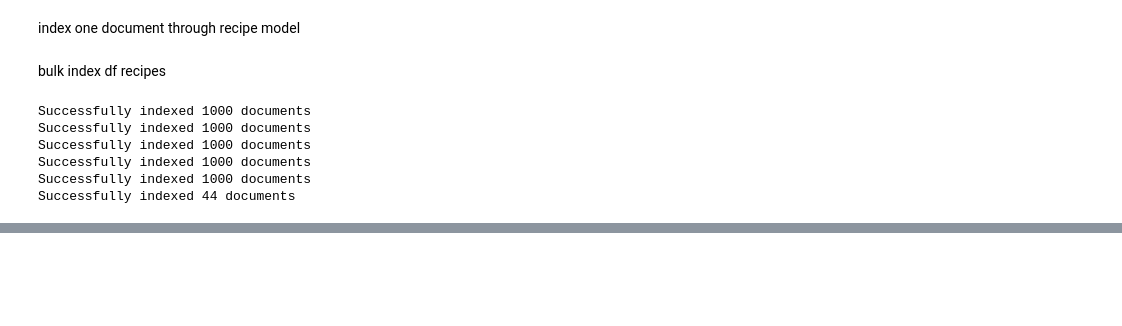
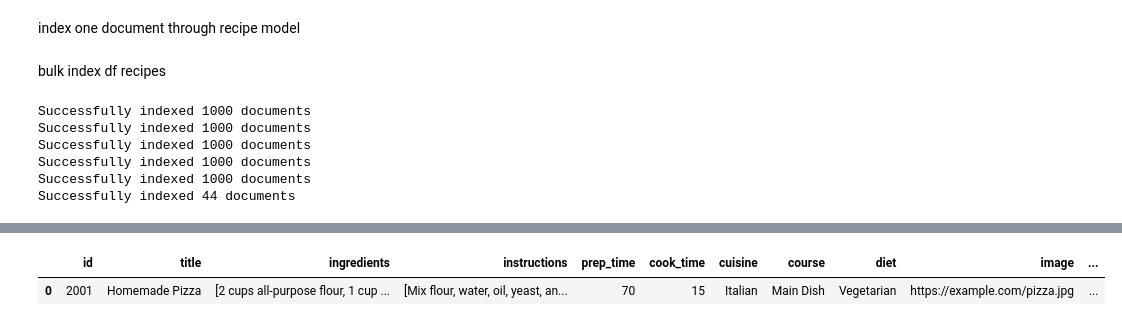
Before and after one commit to CharbelDaher34/recipe_recommendation_flutter_python, a Jupyter notebook: data/elastic.ipynb, the cells around one changed output, grey strips where cells are left out. Cells and saved outputs as stored; diff of their text form; code cells hidden in the pictures; blank space fills up the shorter version.

```diff
--- a/data/elastic.ipynb
+++ b/data/elastic.ipynb
@@ -392,0 +471,66 @@ Successfully indexed 44 documents
+# %%
+def index_pending_recipe(
+    recipe: Recipe, es_client: Elasticsearch, index_name: str = "recipe_additions"
+) -> None:
+    """
+    Convert Recipe to RecipeAdd and index it to Elasticsearch with accepted=False
+
+    Args:
+        recipe: Recipe model instance
+        es_client: Elasticsearch client instance
+        index_name: Name of the Elasticsearch index for pending recipes
+    """
+    # Convert to pending RecipeAdd
+    recipe_dict = recipe.dict()
+    recipe_dict["accepted"] = False
+
+    # Create new RecipeAdd instance
+    pending_recipe = RecipeAdd(**recipe_dict)
+    # Prepare document
+    doc = pending_recipe.dict()
+
+    try:
+        # Index the document
+        es_client.index(index=index_name, id=str(recipe.id), document=doc)
+        print(f"Successfully indexed pending recipe {recipe.id} to {index_name}")
+    except Exception as e:
+        print(f"Error indexing pending recipe: {e}")
+
+
+# Example usage:
+# First, create a sample recipe
+sample_recipe = Recipe(
+    id=2001,
+    title="Homemade Pizza",
+    ingredients=[
+        "2 cups all-purpose flour",
+        "1 cup warm water",
+        "2 tbsp olive oil",
+        "1 tsp yeast",
+        "1 tsp salt",
+        "Pizza toppings of choice",
+    ],
+    instructions=[
+        "Mix flour, water, oil, yeast, and salt",
+        "Knead dough for 10 minutes",
+        "Let rise for 1 hour",
+        "Roll out and add toppings",
+        "Bake at 450°F for 15 minutes",
+    ],
+    prep_time=70,
+    cook_time=15,
+    cuisine="Italian",
+    course="Main Dish",
+    diet="Vegetarian",
+    image="https://example.com/pizza.jpg",
+    url="https://example.com/homemade-pizza",
+    embedding=[0.1] * 768,  # Dummy embedding
+)
+
+# Index the sample recipe
+index_pending_recipe(sample_recipe, es)
+
+# Verify it was indexed
+result = es.get(index="recipe_additions", id=str(sample_recipe.id))
+display(pd.DataFrame([result["_source"]]))
+# %% [output]
@@ -392,0 +538,2 @@ Successfully indexed 44 documents
+|  | id | title | ingredients | instructions | prep_time | cook_time | cuisine | course | diet | image | ... |
+| 0 | 2001 | Homemade Pizza | [2 cups all-purpose flour, 1 cup ... | [Mix flour, water, oil, yeast, an... | 70 | 15 | Italian | Main Dish | Vegetarian | https://example.com/pizza.jpg | ... |
```
Also changed, not shown: parts of 8 cells of this notebook, 3 other files.
